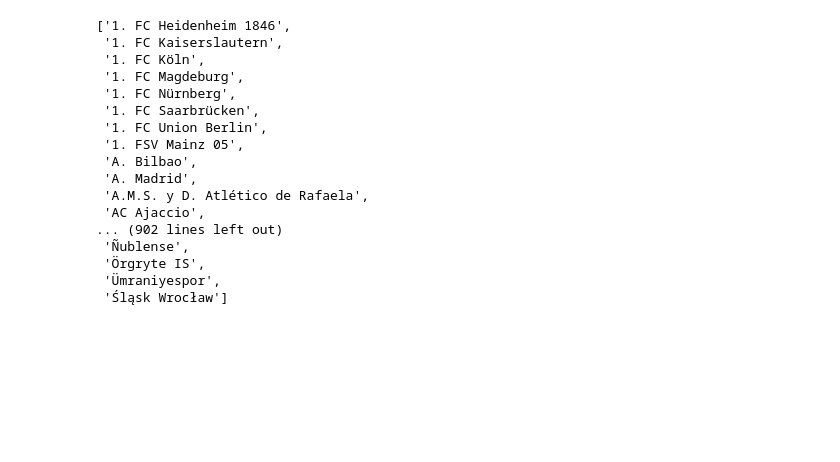
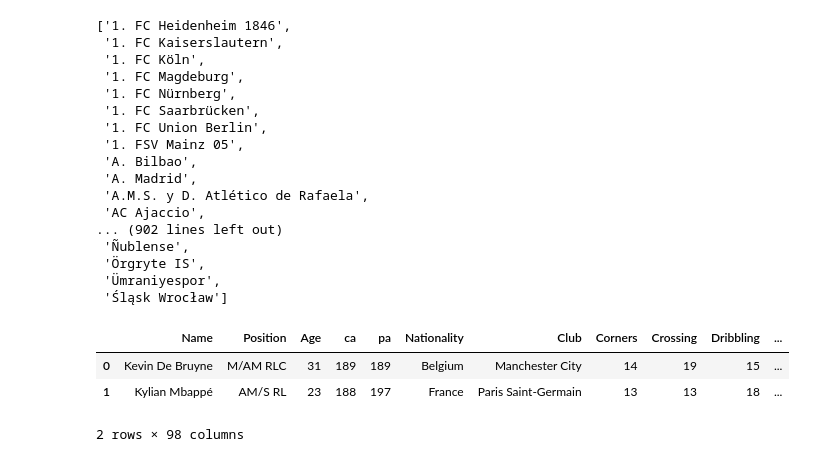
Before and after one commit to aarontjk/streamlit-sports-analytics-aarontjk, a Jupyter notebook: notebooks/Untitled.ipynb, the cells around one changed output. Cells and saved outputs as stored; diff of their text form; code cells hidden in the pictures; blank space fills up the shorter version.

```diff
--- a/notebooks/Untitled.ipynb
+++ b/notebooks/Untitled.ipynb
@@ -60,3 +60,10 @@ clubs
  'Örgryte IS',
  'Ümraniyespor',
  'Śląsk Wrocław']
+# %%
+players.head(2)
+# %% [output]
+|  | Name | Position | Age | ca | pa | Nationality | Club | Corners | Crossing | Dribbling | ... |
+| 0 | Kevin De Bruyne | M/AM RLC | 31 | 189 | 189 | Belgium | Manchester City | 14 | 19 | 15 | ... |
+| 1 | Kylian Mbappé | AM/S RL | 23 | 188 | 197 | France | Paris Saint-Germain | 13 | 13 | 18 | ... |
+2 rows × 98 columns
```
Also changed, not shown: parts of 3 cells of this notebook, 1 other file.
